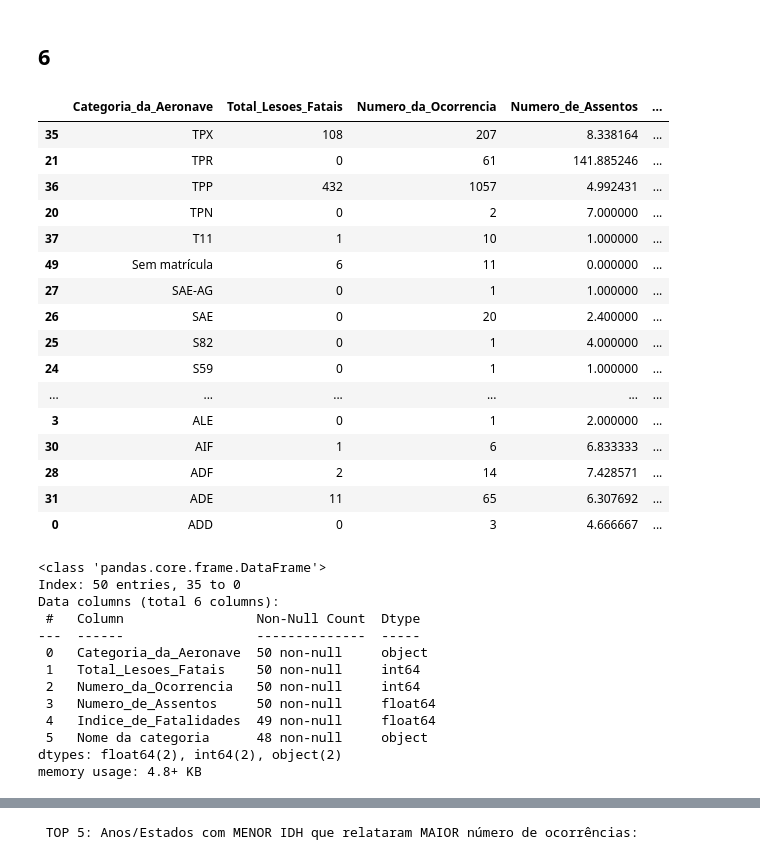
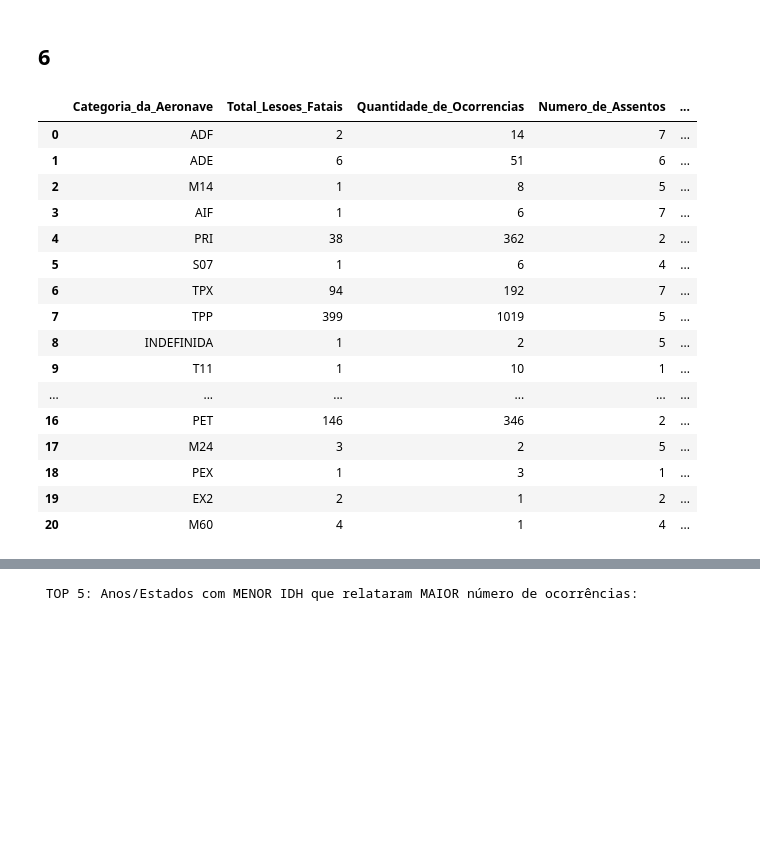
Before and after one commit to Jobanu/Projeto-Final-DS-PY-004, a Jupyter notebook: notebook/analise.ipynb, the cells around one changed output, grey strips where cells are left out. Saved outputs shown, nothing was run; the diff lists cells and outputs as text; code cells hidden in the pictures; blank space fills up the shorter version.

Commit message:
Adicionado detecção de outliers de assentos - método iqr e alteração questoes: 4 e 6

```diff
--- a/notebook/analise.ipynb
+++ b/notebook/analise.ipynb
@@ -1541,62 +1733,58 @@ dtype: object
 ## 6
 # %%
 # Qual a categoria de aeronave com menor indice de fatalidades?
-df_menor_valor = df_unico.groupby('Categoria_da_Aeronave').agg({
-    'Total_Lesoes_Fatais': 'sum',
-    'Numero_da_Ocorrencia': 'count',
-    'Numero_de_Assentos': 'mean'
-})
 
-# Cálculo do índice de fatalidades
-df_menor_valor['Indice_de_Fatalidades'] = df_menor_valor['Total_Lesoes_Fatais'] / df_menor_valor['Numero_da_Ocorrencia'] / df_menor_valor['Numero_de_Assentos']
+# Filtramos o df_unico ignorando as linhas com outliers de assentos
+# Usamos o df_unico_limpo a partir daqui para não distorcer as médias!
+
+df_unico_limpo = df_unico[df_unico['Outlier_Assentos'] == False]
+
+df_menor_valor = df_unico_limpo.groupby('Categoria_da_Aeronave').agg(
+    Total_Lesoes_Fatais=('Total_Lesoes_Fatais', 'sum'),
+    Quantidade_de_Ocorrencias=('Numero_da_Ocorrencia', 'count'),
+    Numero_de_Assentos=('Numero_de_Assentos', 'mean')
+)
+
+#Cálculo do índice de fatalidades
+df_menor_valor['Indice_de_Fatalidades'] = df_menor_valor['Total_Lesoes_Fatais'] / df_menor_valor['Quantidade_de_Ocorrencias']/df_menor_valor['Numero_de_Assentos']
 
 # Substitui valores infinitos (inf) por NaN ou Zero para não quebrar visualizações
 df_menor_valor['Indice_de_Fatalidades'] = df_menor_valor['Indice_de_Fatalidades'].replace([np.inf, -np.inf], np.nan)
+
+# Descarta os índices de fatalidade iguais a 0.0 (mantém apenas os maiores que zero)
+df_menor_valor = df_menor_valor[df_menor_valor['Indice_de_Fatalidades'] > 0]
+
+# Arredonda o número de assentos (ex: para 0 casas decimais) e transforma em inteiro
+df_menor_valor['Numero_de_Assentos'] = df_menor_valor['Numero_de_Assentos'].round(0).astype(int)
+
 
 # Ordena a tabela base
 df_menor_valor = df_menor_valor.sort_values(by='Indice_de_Fatalidades', ascending=True)
 
 # --- JUNÇÃO DAS TABELAS ---
 # Agora que as duas tabelas possuem a coluna 'Categoria_da_Aeronave' limpa, o merge funcionará:
 df_descr_cat = df_menor_valor.merge(df_categoria_aeronave, on='Categoria_da_Aeronave', how='left')
 
 # Ordena pelo código antes de exibir
-df_descr_cat = df_descr_cat.sort_values(by='Categoria_da_Aeronave', ascending=False)
+df_descr_cat = df_descr_cat.sort_values(by='Indice_de_Fatalidades', ascending=True)
 
 # Exibe formatado
 display(df_descr_cat.style.set_properties(subset=['Nome da categoria'], **{'text-align': 'left'}).set_table_styles([{'selector': 'th.col_heading.level0.col5', 'props': [('text-align', 'left')]}]))
-df_descr_cat.info()
-
-display(df_menor_valor)
-df_menor_valor.info()
 # %% [output]
-|  | Categoria_da_Aeronave | Total_Lesoes_Fatais | Numero_da_Ocorrencia | Numero_de_Assentos | ... |
-| 35 | TPX | 108 | 207 | 8.338164 | ... |
-| 21 | TPR | 0 | 61 | 141.885246 | ... |
-| 36 | TPP | 432 | 1057 | 4.992431 | ... |
-| 20 | TPN | 0 | 2 | 7.000000 | ... |
-| 37 | T11 | 1 | 10 | 1.000000 | ... |
-| 49 | Sem matrícula | 6 | 11 | 0.000000 | ... |
-| 27 | SAE-AG | 0 | 1 | 1.000000 | ... |
-| 26 | SAE | 0 | 20 | 2.400000 | ... |
-| 25 | S82 | 0 | 1 | 4.000000 | ... |
-| 24 | S59 | 0 | 1 | 1.000000 | ... |
+|  | Categoria_da_Aeronave | Total_Lesoes_Fatais | Quantidade_de_Ocorrencias | Numero_de_Assentos | ... |
+| 0 | ADF | 2 | 14 | 7 | ... |
+| 1 | ADE | 6 | 51 | 6 | ... |
+| 2 | M14 | 1 | 8 | 5 | ... |
+| 3 | AIF | 1 | 6 | 7 | ... |
+| 4 | PRI | 38 | 362 | 2 | ... |
+| 5 | S07 | 1 | 6 | 4 | ... |
+| 6 | TPX | 94 | 192 | 7 | ... |
+| 7 | TPP | 399 | 1019 | 5 | ... |
+| 8 | INDEFINIDA | 1 | 2 | 5 | ... |
+| 9 | T11 | 1 | 10 | 1 | ... |
 | ... | ... | ... | ... | ... | ... |
-| 3 | ALE | 0 | 1 | 2.000000 | ... |
-| 30 | AIF | 1 | 6 | 6.833333 | ... |
-| 28 | ADF | 2 | 14 | 7.428571 | ... |
-| 31 | ADE | 11 | 65 | 6.307692 | ... |
-| 0 | ADD | 0 | 3 | 4.666667 | ... |
+| 16 | PET | 146 | 346 | 2 | ... |
+| 17 | M24 | 3 | 2 | 5 | ... |
+| 18 | PEX | 1 | 3 | 1 | ... |
+| 19 | EX2 | 2 | 1 | 2 | ... |
+| 20 | M60 | 4 | 1 | 4 | ... |
-<class 'pandas.core.frame.DataFrame'>
-Index: 50 entries, 35 to 0
-Data columns (total 6 columns):
- #   Column                 Non-Null Count  Dtype
----  ------                 --------------  -----
- 0   Categoria_da_Aeronave  50 non-null     object
- 1   Total_Lesoes_Fatais    50 non-null     int64
- 2   Numero_da_Ocorrencia   50 non-null     int64
- 3   Numero_de_Assentos     50 non-null     float64
- 4   Indice_de_Fatalidades  49 non-null     float64
- 5   Nome da categoria      48 non-null     object
-dtypes: float64(2), int64(2), object(2)
-memory usage: 4.8+ KB
```
Also changed, not shown: parts of 17 cells of this notebook, 1 other file.
